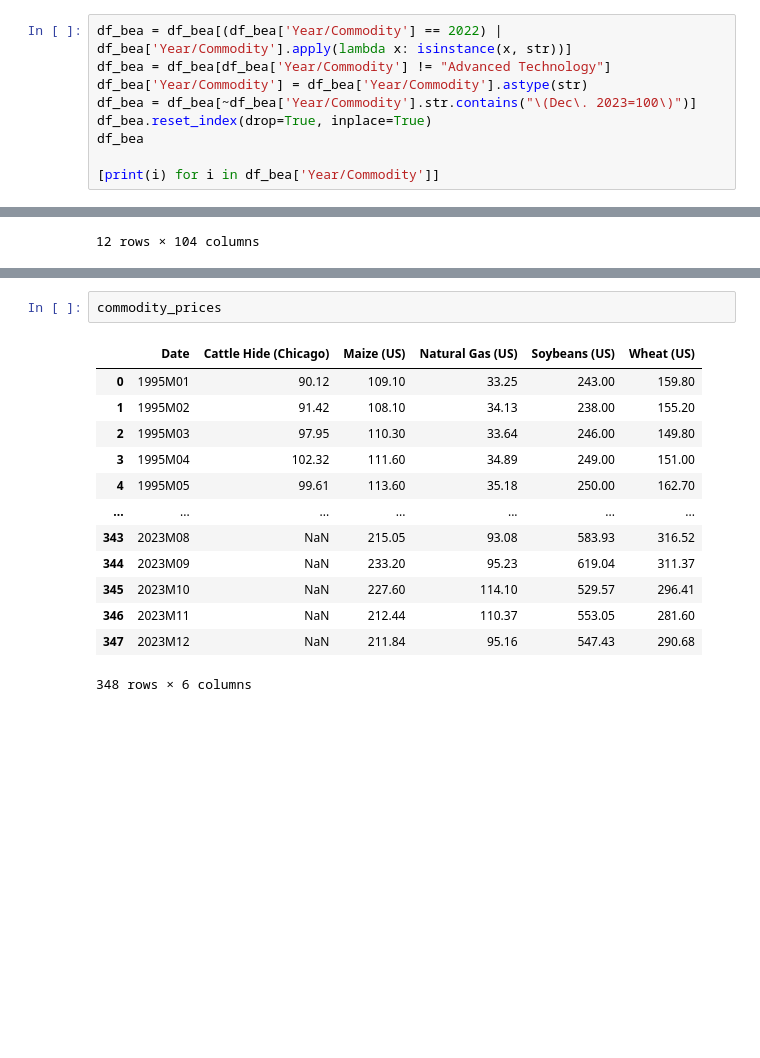
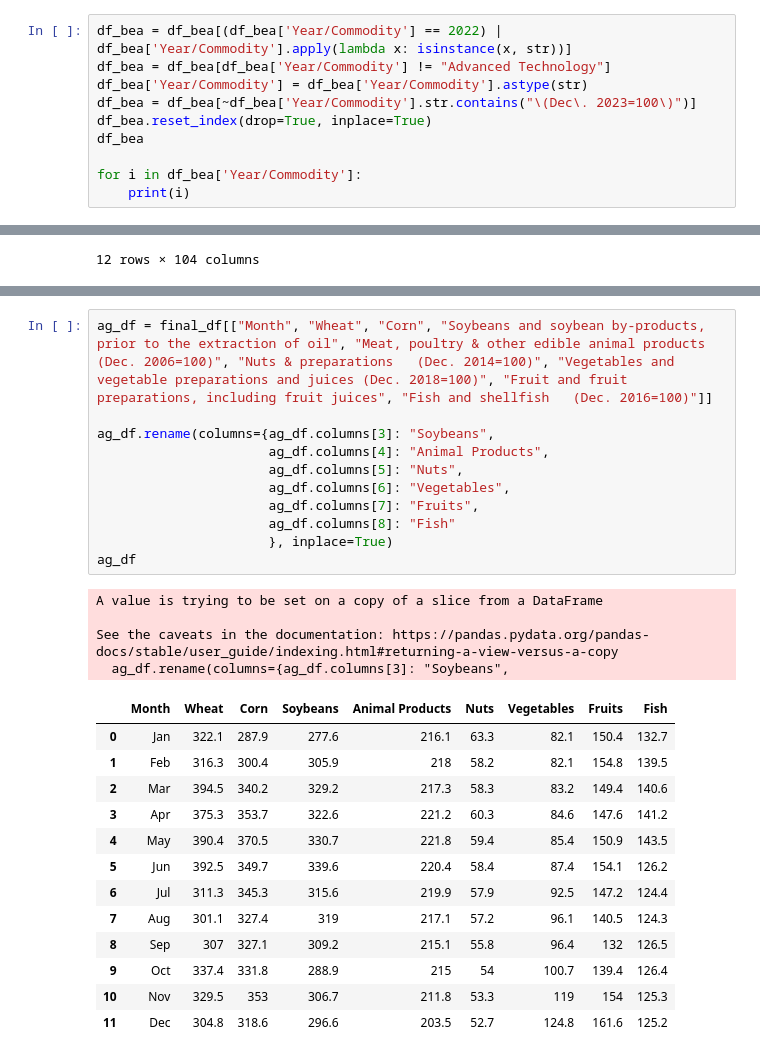
Before and after one commit to bengoh815/maddata2024, a Jupyter notebook: MarketTrade.ipynb, the cells around one changed output, grey strips where cells are left out. Drawn from its saved outputs; the diff is of its cells as text; blank space fills up the shorter version.

```diff
--- a/MarketTrade.ipynb
+++ b/MarketTrade.ipynb
@@ -598,7 +214,8 @@ df_bea = df_bea[~df_bea['Year/Commodity'].str.contains("\(Dec\. 2023=100\)")]
 df_bea.reset_index(drop=True, inplace=True)
 df_bea
 
-[print(i) for i in df_bea['Year/Commodity']]
+for i in df_bea['Year/Commodity']:
+    print(i)
 # %% [output]
 All commodities
 2022
@@ -706,16 +323,29 @@ final_df
-# %%
-commodity_prices
-# %% [output]
-|  | Date | Cattle Hide (Chicago) | Maize (US) | Natural Gas (US) | Soybeans (US) | Wheat (US) |
-| 0 | 1995M01 | 90.12 | 109.10 | 33.25 | 243.00 | 159.80 |
-| 1 | 1995M02 | 91.42 | 108.10 | 34.13 | 238.00 | 155.20 |
-| 2 | 1995M03 | 97.95 | 110.30 | 33.64 | 246.00 | 149.80 |
-| 3 | 1995M04 | 102.32 | 111.60 | 34.89 | 249.00 | 151.00 |
-| 4 | 1995M05 | 99.61 | 113.60 | 35.18 | 250.00 | 162.70 |
-| ... | ... | ... | ... | ... | ... | ... |
-| 343 | 2023M08 | NaN | 215.05 | 93.08 | 583.93 | 316.52 |
-| 344 | 2023M09 | NaN | 233.20 | 95.23 | 619.04 | 311.37 |
-| 345 | 2023M10 | NaN | 227.60 | 114.10 | 529.57 | 296.41 |
-| 346 | 2023M11 | NaN | 212.44 | 110.37 | 553.05 | 281.60 |
-| 347 | 2023M12 | NaN | 211.84 | 95.16 | 547.43 | 290.68 |
-348 rows × 6 columns
+# %%
+ag_df = final_df[["Month", "Wheat", "Corn", "Soybeans and soybean by-products, prior to the extraction of oil", "Meat, poultry & other edible animal products (Dec. 2006=100)", "Nuts & preparations   (Dec. 2014=100)", "Vegetables and vegetable preparations and juices (Dec. 2018=100)", "Fruit and fruit preparations, including fruit juices", "Fish and shellfish   (Dec. 2016=100)"]]
+
+ag_df.rename(columns={ag_df.columns[3]: "Soybeans",
+                      ag_df.columns[4]: "Animal Products",
+                      ag_df.columns[5]: "Nuts",
+                      ag_df.columns[6]: "Vegetables",
+                      ag_df.columns[7]: "Fruits",
+                      ag_df.columns[8]: "Fish"
+                      }, inplace=True)
+ag_df
+# %% [output]
+A value is trying to be set on a copy of a slice from a DataFrame
+
+See the caveats in the documentation: https://pandas.pydata.org/pandas-docs/stable/user_guide/indexing.html#returning-a-view-versus-a-copy
+  ag_df.rename(columns={ag_df.columns[3]: "Soybeans",
+|  | Month | Wheat | Corn | Soybeans | Animal Products | Nuts | Vegetables | Fruits | Fish |
+| 0 | Jan | 322.1 | 287.9 | 277.6 | 216.1 | 63.3 | 82.1 | 150.4 | 132.7 |
+| 1 | Feb | 316.3 | 300.4 | 305.9 | 218 | 58.2 | 82.1 | 154.8 | 139.5 |
+| 2 | Mar | 394.5 | 340.2 | 329.2 | 217.3 | 58.3 | 83.2 | 149.4 | 140.6 |
+| 3 | Apr | 375.3 | 353.7 | 322.6 | 221.2 | 60.3 | 84.6 | 147.6 | 141.2 |
+| 4 | May | 390.4 | 370.5 | 330.7 | 221.8 | 59.4 | 85.4 | 150.9 | 143.5 |
+| 5 | Jun | 392.5 | 349.7 | 339.6 | 220.4 | 58.4 | 87.4 | 154.1 | 126.2 |
+| 6 | Jul | 311.3 | 345.3 | 315.6 | 219.9 | 57.9 | 92.5 | 147.2 | 124.4 |
+| 7 | Aug | 301.1 | 327.4 | 319 | 217.1 | 57.2 | 96.1 | 140.5 | 124.3 |
+| 8 | Sep | 307 | 327.1 | 309.2 | 215.1 | 55.8 | 96.4 | 132 | 126.5 |
+| 9 | Oct | 337.4 | 331.8 | 288.9 | 215 | 54 | 100.7 | 139.4 | 126.4 |
+| 10 | Nov | 329.5 | 353 | 306.7 | 211.8 | 53.3 | 119 | 154 | 125.3 |
+| 11 | Dec | 304.8 | 318.6 | 296.6 | 203.5 | 52.7 | 124.8 | 161.6 | 125.2 |
```
Also changed, not shown: parts of 25 cells of this notebook.
